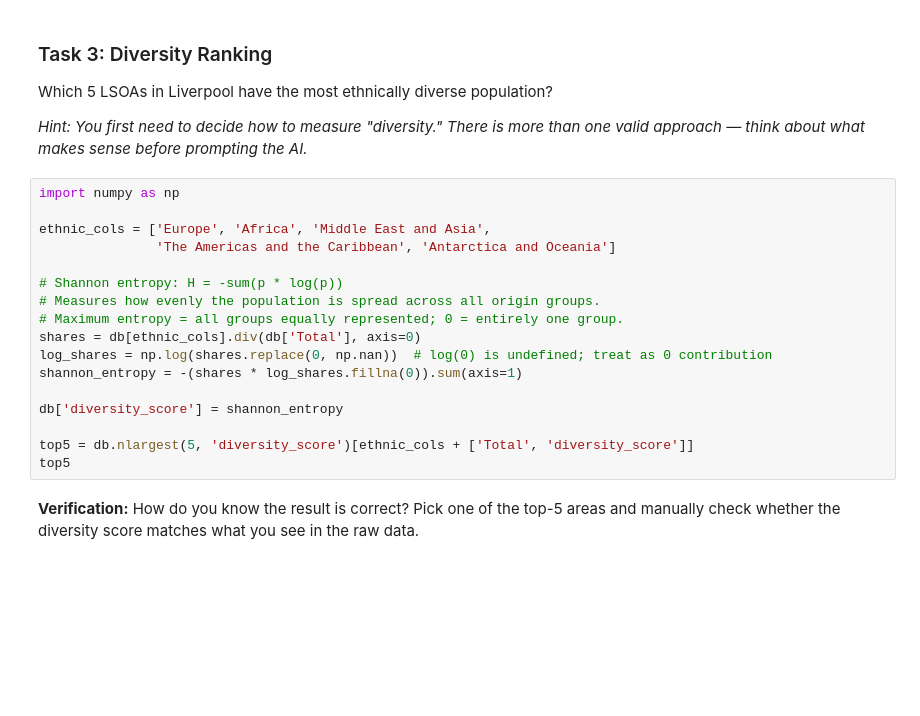
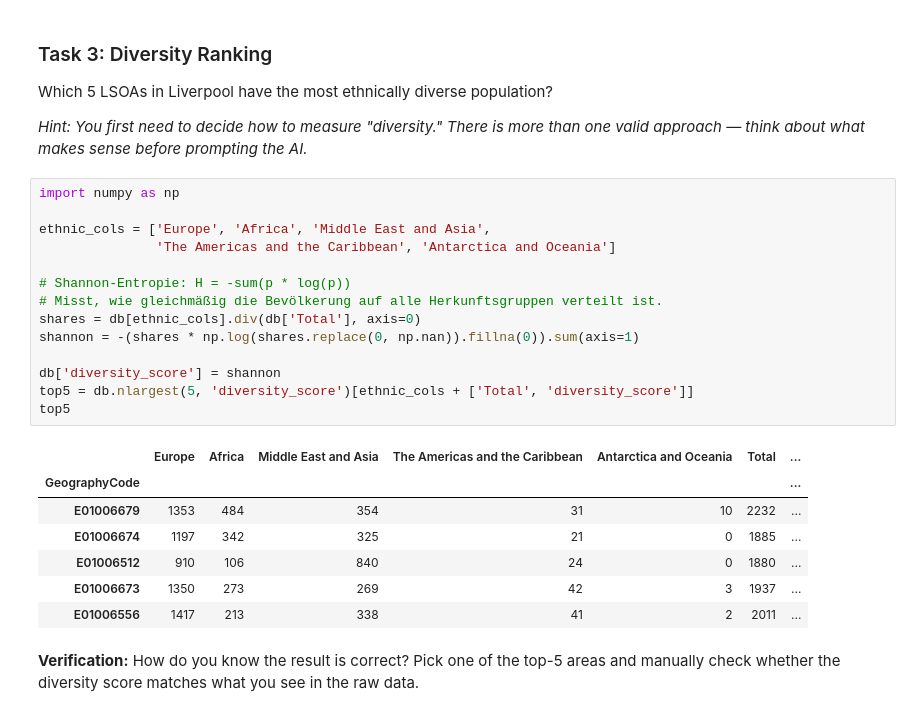
Before and after one commit to D3IP-SS26/D3IP_nbs_public_SS26, a Jupyter notebook: 1_data_handling.ipynb, the cells around one changed output. Saved outputs shown, nothing was run; the diff lists cells and outputs as text; blank space fills up the shorter version.

```diff
--- a/1_data_handling.ipynb
+++ b/1_data_handling.ipynb
@@ -586,20 +589,25 @@ Which 5 LSOAs in Liverpool have the most ethnically diverse population?
 # %%
 import numpy as np
 
 ethnic_cols = ['Europe', 'Africa', 'Middle East and Asia',
                'The Americas and the Caribbean', 'Antarctica and Oceania']
 
-# Shannon entropy: H = -sum(p * log(p))
-# Measures how evenly the population is spread across all origin groups.
-# Maximum entropy = all groups equally represented; 0 = entirely one group.
+# Shannon-Entropie: H = -sum(p * log(p))
+# Misst, wie gleichmäßig die Bevölkerung auf alle Herkunftsgruppen verteilt ist.
 shares = db[ethnic_cols].div(db['Total'], axis=0)
-log_shares = np.log(shares.replace(0, np.nan))  # log(0) is undefined; treat as 0 contribution
-shannon_entropy = -(shares * log_shares.fillna(0)).sum(axis=1)
+shannon = -(shares * np.log(shares.replace(0, np.nan)).fillna(0)).sum(axis=1)
 
-db['diversity_score'] = shannon_entropy
-
+db['diversity_score'] = shannon
 top5 = db.nlargest(5, 'diversity_score')[ethnic_cols + ['Total', 'diversity_score']]
 top5
+# %% [output]
+|  | Europe | Africa | Middle East and Asia | The Americas and the Caribbean | Antarctica and Oceania | Total | ... |
+| GeographyCode |  |  |  |  |  |  | ... |
+| E01006679 | 1353 | 484 | 354 | 31 | 10 | 2232 | ... |
+| E01006674 | 1197 | 342 | 325 | 21 | 0 | 1885 | ... |
+| E01006512 | 910 | 106 | 840 | 24 | 0 | 1880 | ... |
+| E01006673 | 1350 | 273 | 269 | 42 | 3 | 1937 | ... |
+| E01006556 | 1417 | 213 | 338 | 41 | 2 | 2011 | ... |
 # %% [markdown]
 **Verification:** How do you know the result is correct? Pick one of the top-5 areas and manually check whether the diversity score matches what you see in the raw data.
 # %%
```
Also changed, not shown: parts of 5 cells of this notebook.
